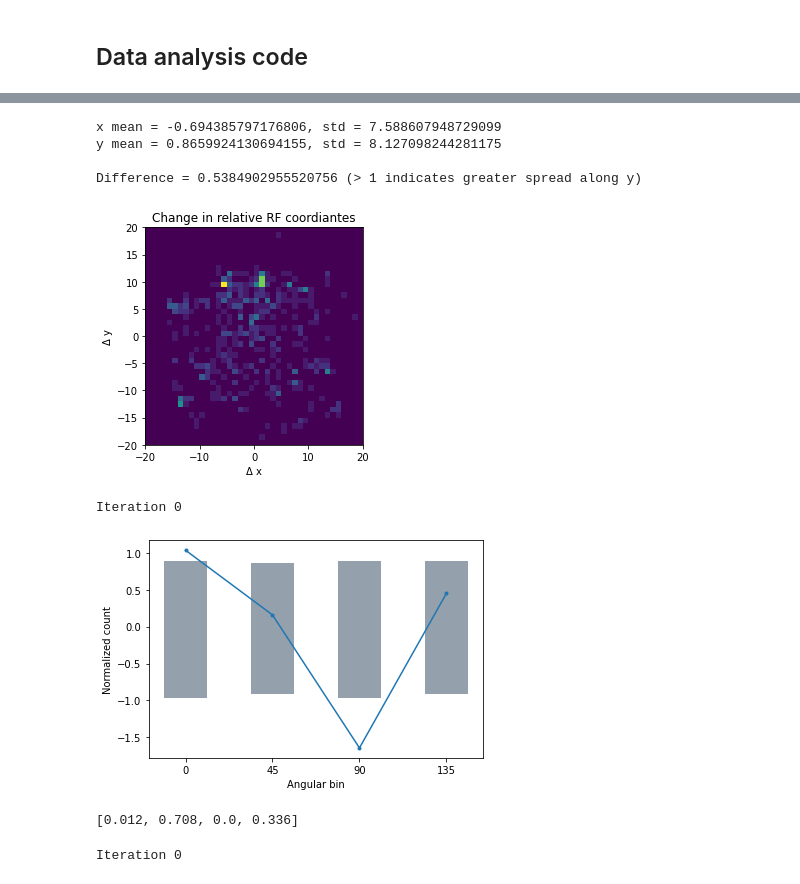
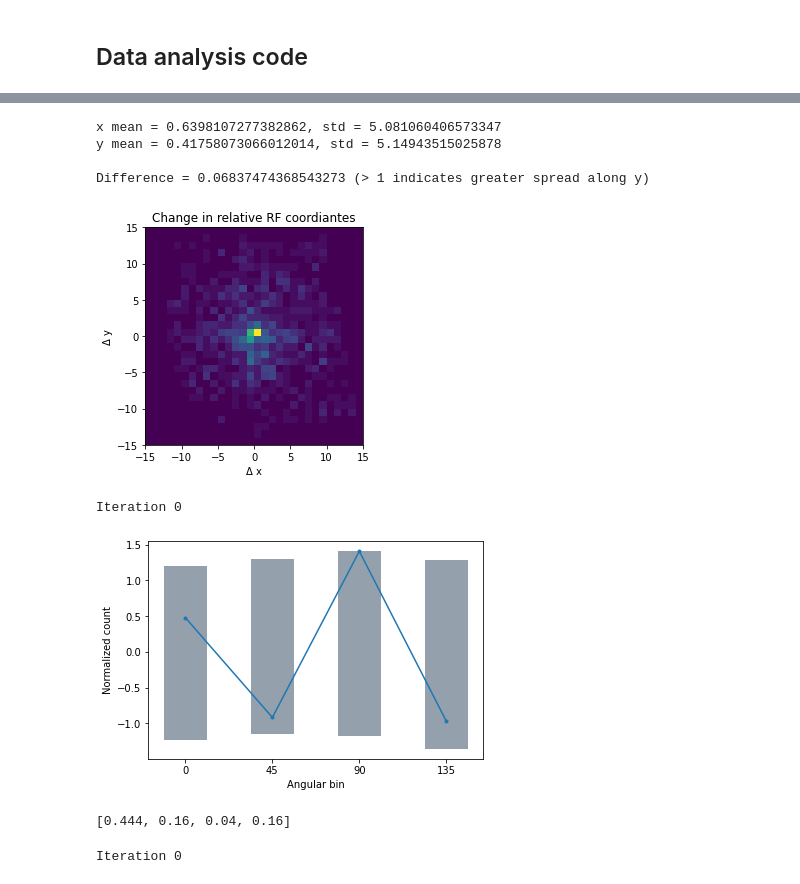
Before and after one commit to sebbkw/rnn, a Jupyter notebook: analyse_network.ipynb, the cells around one changed output, grey strips where cells are left out. Cells and saved outputs as stored; diff of their text form; code cells hidden in the pictures.

```diff
--- a/analyse_network.ipynb
+++ b/analyse_network.ipynb
@@ -33,7 +33,7 @@ from brainbox import physiology
 
 # Global variables
 HIDDEN_UNITS = 1600
-FRAME_SIZE = 20
+FRAME_SIZE = 15
 WARMUP = 4
 MODE = 'hierarchical'
 T_STEPS = 45
@@ -54,7 +54,7 @@ PATHS = [
     # 20px, 3000 epochs
     'hierarchical-290290examples-20framesize-45tsteps-4warmup-3000epochs-1600units-0.0001lr-0.25gradclip-1e-6.25L1/0.2beta'
 ]
-PATH = PATHS[1]
+PATH = PATHS[0]
 
 # Set device to use on network
 DEVICE = torch.device('cuda' if torch.cuda.is_available() else 'cpu')
@@ -728,6 +780,6 @@ for i, unit in enumerate(physiology_data_group1[:120]):
     ax.imshow(response)
 
     centre = unit["position"]
-    if not np.isnan(centre[0]):
-        ax.scatter([ int(centre[1]*0.75) ], [ int(centre[0]*0.75) ], color='red', s=1)
+    if centre[0] != -1:
+        ax.scatter([ int(centre[1]*2/3) ], [ int(centre[0]*2/3) ], color='red', s=1)
 # %% [output]
@@ -1155,9 +1207,10 @@ for pre_unit in physiology_data_group2:
         connection_weight = normed_weights[post_unit["unit_idx"], pre_unit["unit_idx"]]
 
         if (
+            not np.isnan(pre_unit["position"][0]) and not np.isnan(post_unit["position"][0]) and
             pre_unit["position"][0] != -1 and post_unit["position"][0] != -1 and
-            pre_unit["OSI"] > OSI_THRESH   and post_unit["OSI"] > OSI_THRESH  and
-            abs(connection_weight) > 7.5
+            pre_unit["OSI"] > OSI_THRESH and post_unit["OSI"] > OSI_THRESH  and
+            abs(connection_weight) > 2
         ):
             dx, dy = get_dx_dy(V1_unit=post_unit, V2_unit=pre_unit)
             x.append(dx)
@@ -1172,7 +1225,7 @@ print('x mean = {}, std = {}\ny mean = {}, std = {}'.format(
 ))
 print('\nDifference = {} (> 1 indicates greater spread along y)'.format(np.nanstd(y)-np.nanstd(x)))
 
-hist, x_edge, y_edge = np.histogram2d(x, y, [np.arange(-20, 21), np.arange(-20, 21)])
+hist, x_edge, y_edge = np.histogram2d(x, y, [np.arange(-FRAME_SIZE, FRAME_SIZE+1), np.arange(-FRAME_SIZE, FRAME_SIZE+1)])
 extent = [x_edge[0], x_edge[-1], y_edge[0], y_edge[-1]]
 plt.imshow(hist.T, extent=extent, origin='lower')
 plt.xlabel("Δ x")
@@ -1186,39 +1239,39 @@ angular_bin_counts = [
     len(angular_bins[45]) + len(angular_bins[225]),
     len(angular_bins[90]) + len(angular_bins[270]),
     len(angular_bins[135]) + len(angular_bins[315])
 ]
 #angular_bin_counts = [len(angular_bins[key]) for key in angular_bins.keys()]
 null_angular_distribution, angular_bin_cis = get_null_angular_distribution(
     total_points=len(x),
     iterations=500,
     model_angular_bins=angular_bin_counts
 )
 normed_angular_bin_counts = (angular_bin_counts - np.mean(angular_bin_counts))/np.std(angular_bin_counts)
 
 fig, ax = plt.subplots()
 ax.plot(normed_angular_bin_counts, '.-')
 plot_angular_cis(ax, angular_bin_cis)
 ax.set_ylabel("Normalized count")
 ax.set_xlabel("Angular bin")
 ax.set_xticks([0, 1, 2, 3])#, 4, 5, 6, 7])
 ax.set_xticklabels(["0", "45", "90", "135"])# "180", "225", "270", "315"])
 plt.show()
 
 pvalues = []
 for i in range(4):
     p, _, _ = get_two_tailed_p_value(null_angular_distribution[:, i], normed_angular_bin_counts[i])
     pvalues.append(p)
 
 print(pvalues)
 # %% [output]
-x mean = -0.694385797176806, std = 7.588607948729099
-y mean = 0.8659924130694155, std = 8.127098244281175
+x mean = 0.6398107277382862, std = 5.081060406573347
+y mean = 0.41758073066012014, std = 5.14943515025878
 
-Difference = 0.5384902955520756 (> 1 indicates greater spread along y)
+Difference = 0.06837474368543273 (> 1 indicates greater spread along y)
-[figure, old version]
+[figure, new version]
 Iteration 0
-[figure, old version]
+[figure, new version]
-[0.012, 0.708, 0.0, 0.336]
+[0.444, 0.16, 0.04, 0.16]
 # %%
 # Weight strength as a function of orientation difference
 
```
Also changed, not shown: parts of 6 cells of this notebook.
